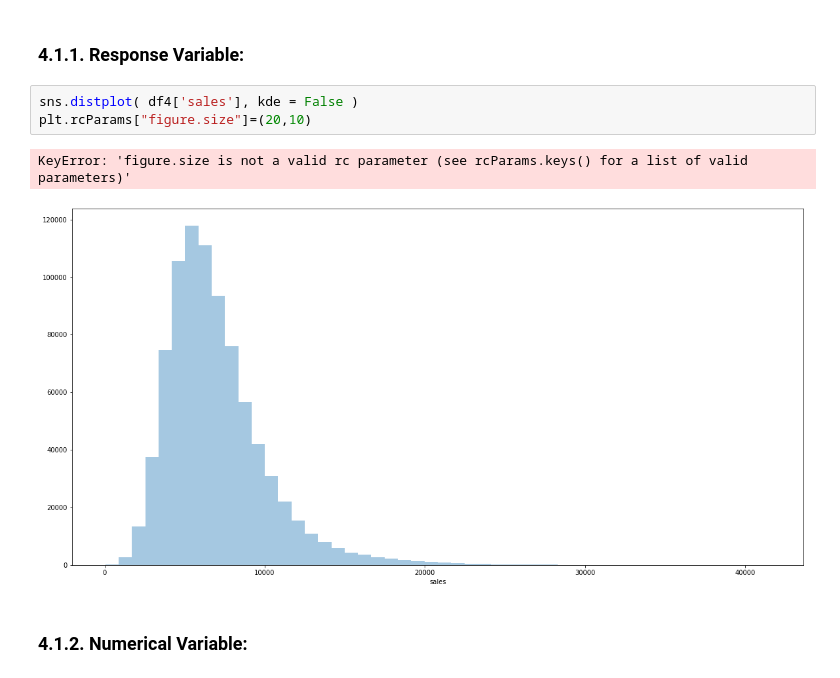
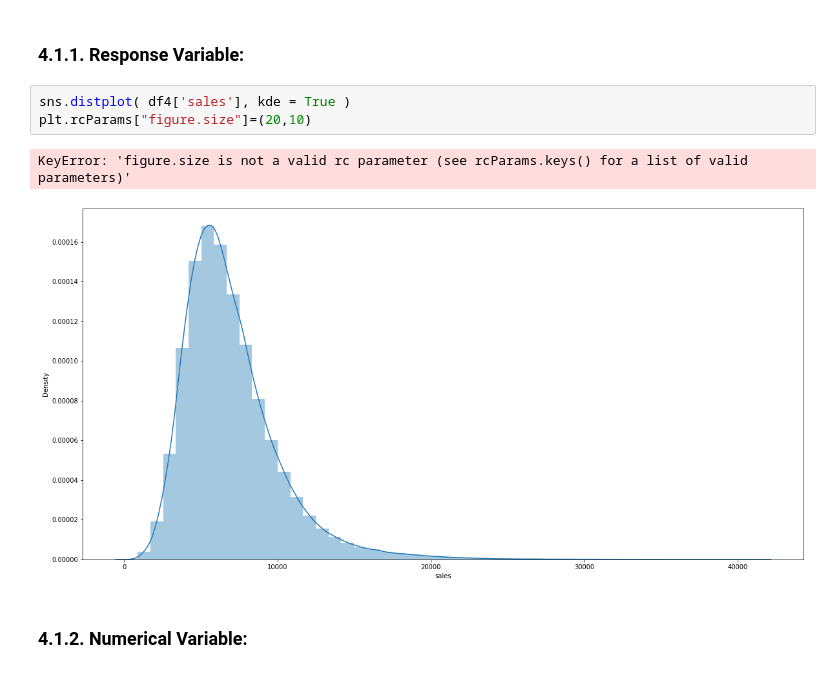
Before and after one commit to ehgeraldo/Rossmann_Stores_Sales_Prediction, a Jupyter notebook: notebook.ipynb, the cells around one changed output. Saved outputs shown, nothing was run; the diff lists cells and outputs as text.

```diff
--- a/notebook.ipynb
+++ b/notebook.ipynb
@@ -573,11 +580,11 @@ df4
 # %% [markdown]
 ### 4.1.1. Response Variable:
 # %%
-sns.distplot( df4['sales'], kde = False )
+sns.distplot( df4['sales'], kde = True )
 plt.rcParams["figure.size"]=(20,10)
 # %% [output]
 KeyError: 'figure.size is not a valid rc parameter (see rcParams.keys() for a list of valid parameters)'
-[figure, old version]
+[figure, new version]
 # %% [markdown]
 ### 4.1.2. Numerical Variable:
 # %%
```
Also changed, not shown: parts of 15 cells of this notebook.
